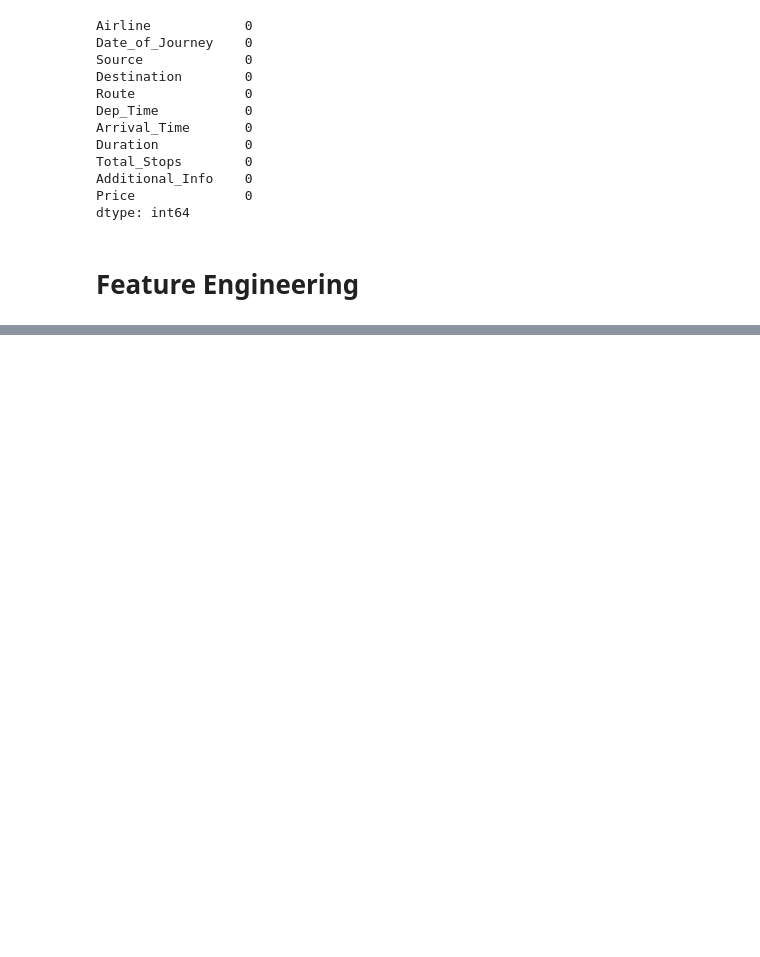
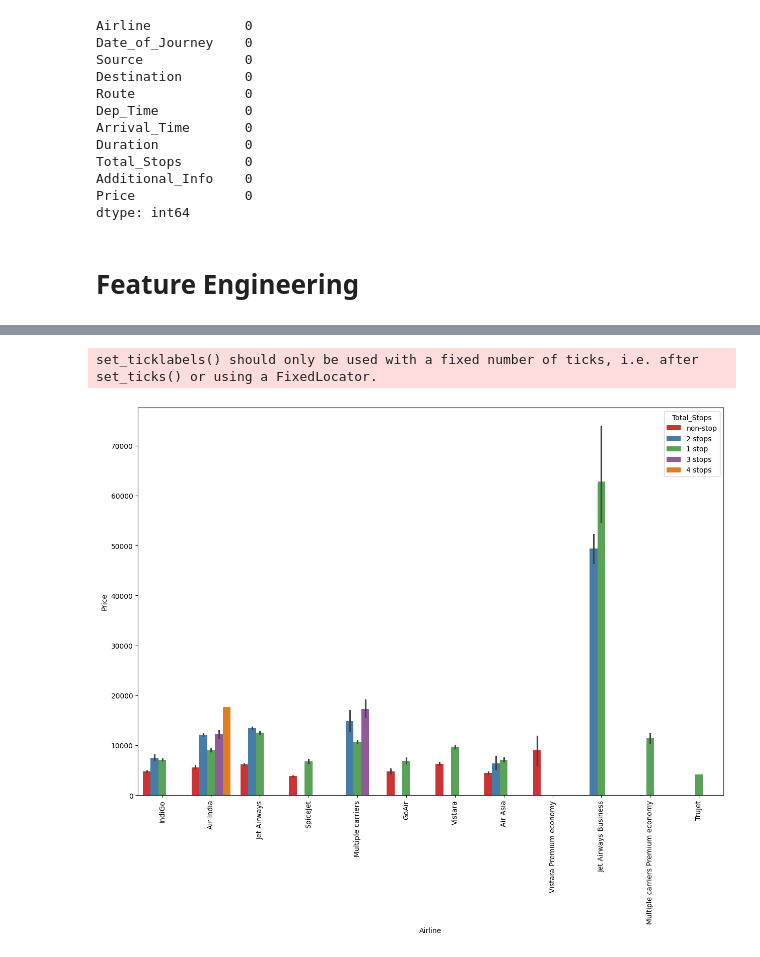
Before and after one commit to siddhartha1104/MachineLearning, a Jupyter notebook: personal/Cloud_Heroku_Deployment/Predict_flight_price/Flight_price_prediction.ipynb, the cells around one changed output, grey strips where cells are left out. Saved outputs shown, nothing was run; the diff lists cells and outputs as text; code cells hidden in the pictures; blank space fills up the shorter version.

```diff
--- a/personal/Cloud_Heroku_Deployment/Predict_flight_price/Flight_price_prediction.ipynb
+++ b/personal/Cloud_Heroku_Deployment/Predict_flight_price/Flight_price_prediction.ipynb
@@ -85,0 +312,8 @@ dtype: int64
+# %%
+plt.figure(figsize=(15,10))
+ax = sns.barplot(x = df['Airline'], y=df['Price'],  hue=df['Total_Stops'], palette='Set1')
+ax.set_xticklabels(ax.get_xticklabels(), rotation = 90)
+plt.show()
+# %% [output]
+set_ticklabels() should only be used with a fixed number of ticks, i.e. after set_ticks() or using a FixedLocator.
+[figure, added]
```
Also changed, not shown: parts of 68 cells of this notebook, 1 other file.
